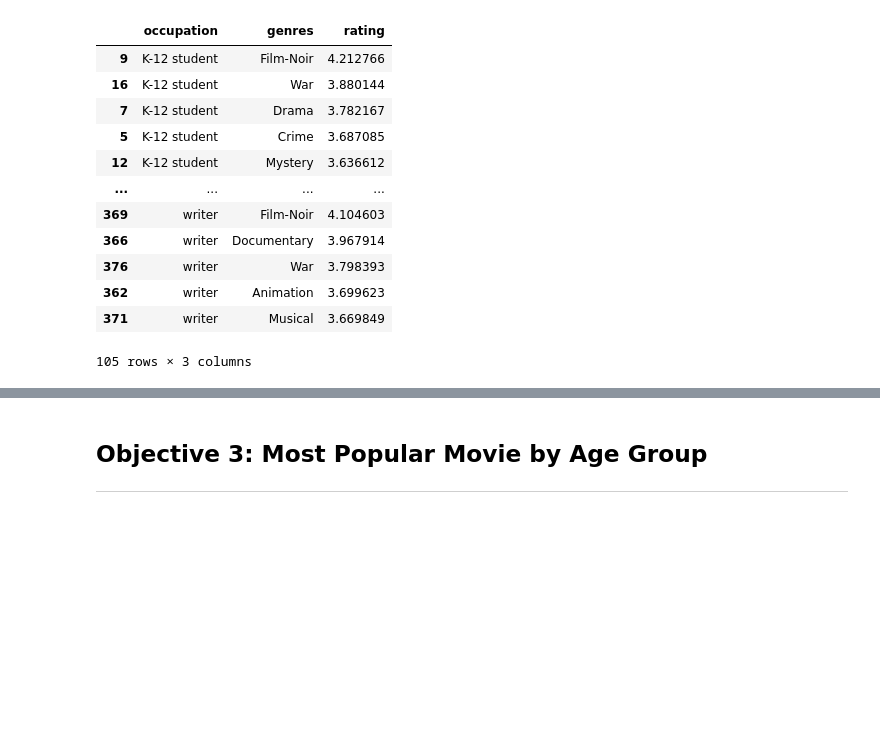
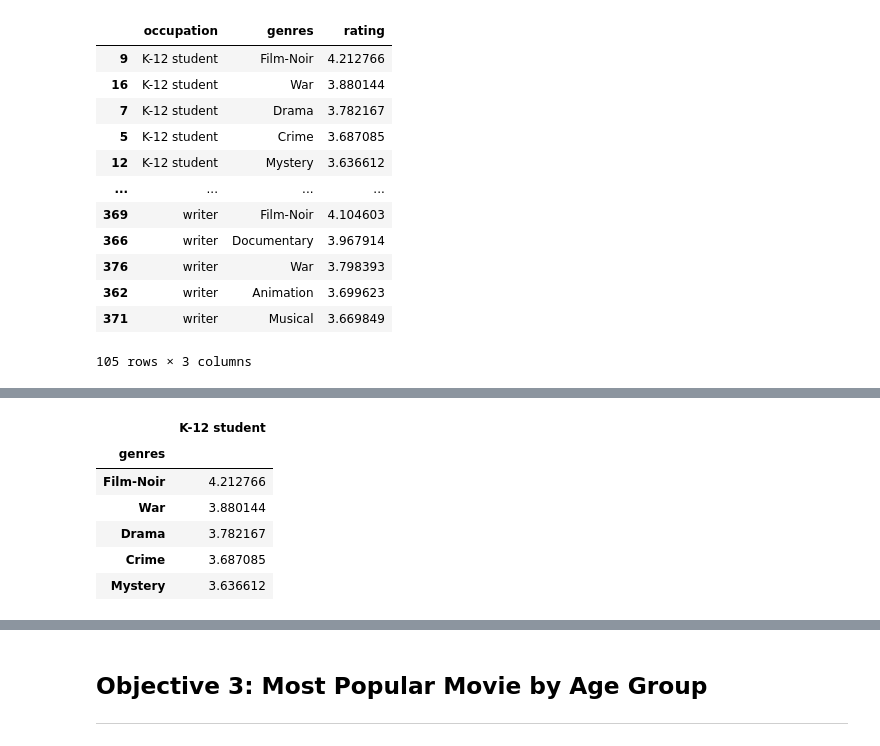
Before and after one commit to kxchiu/cs6220_dataMining, a Jupyter notebook: assignment_01-data_understanding.ipynb, the cells around one changed output, grey strips where cells are left out. Cells and saved outputs as stored; diff of their text form; code cells hidden in the pictures; blank space fills up the shorter version.

```diff
--- a/assignment_01-data_understanding.ipynb
+++ b/assignment_01-data_understanding.ipynb
@@ -126,0 +152,11 @@ top_ratings_by_occupation.groupby('occupation').head(5)
+# %%
+# This would retrieve the top 5 ranked genres by K-12 students
+trbo_table.iloc[0].sort_values(ascending=False)[0:5].to_frame()
+# %% [output]
+|  | K-12 student |
+| genres |  |
+| Film-Noir | 4.212766 |
+| War | 3.880144 |
+| Drama | 3.782167 |
+| Crime | 3.687085 |
+| Mystery | 3.636612 |
```
Also changed, not shown: parts of 3 cells of this notebook, 1 other file.
